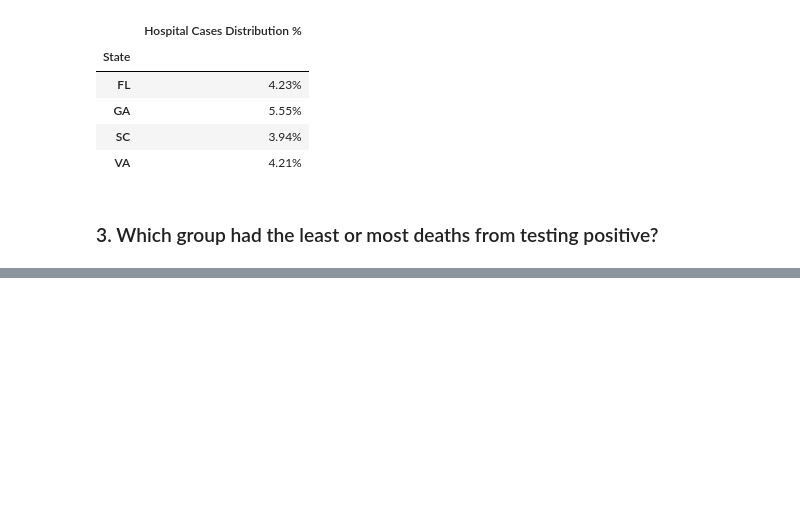
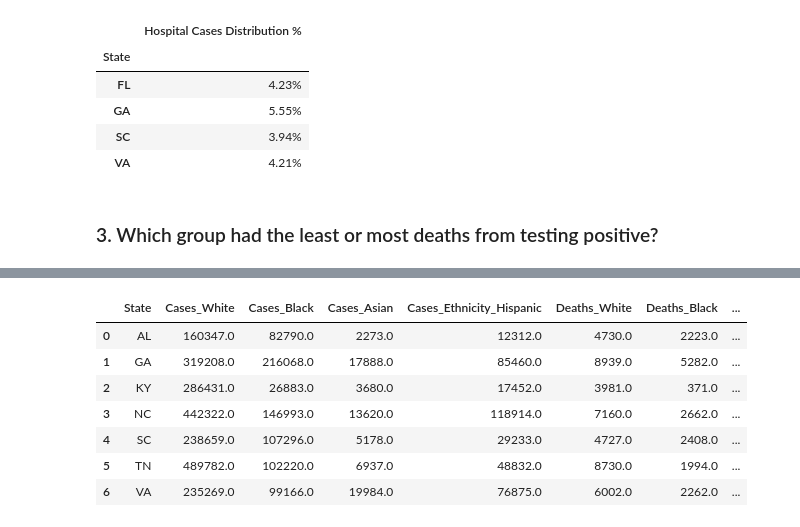
Before and after one commit to burnettaw/CMBKS-Group-5, a Jupyter notebook: covid_analysis_G1-3 - Combined.ipynb, the cells around one changed output, grey strips where cells are left out. Cells and saved outputs as stored; diff of their text form; code cells hidden in the pictures; blank space fills up the shorter version.

```diff
--- a/covid_analysis_G1-3 - Combined.ipynb
+++ b/covid_analysis_G1-3 - Combined.ipynb
@@ -428,0 +545,13 @@ minValuesObj.head(1)
+# %%
+#Merge Dataframes
+covid_merge = pd.merge(covid_case_totals_nbr, covid_death_totals_nbr, on="State", how="inner")
+covid_merge
+# %% [output]
+|  | State | Cases_White | Cases_Black | Cases_Asian | Cases_Ethnicity_Hispanic | Deaths_White | Deaths_Black | ... |
+| 0 | AL | 160347.0 | 82790.0 | 2273.0 | 12312.0 | 4730.0 | 2223.0 | ... |
+| 1 | GA | 319208.0 | 216068.0 | 17888.0 | 85460.0 | 8939.0 | 5282.0 | ... |
+| 2 | KY | 286431.0 | 26883.0 | 3680.0 | 17452.0 | 3981.0 | 371.0 | ... |
+| 3 | NC | 442322.0 | 146993.0 | 13620.0 | 118914.0 | 7160.0 | 2662.0 | ... |
+| 4 | SC | 238659.0 | 107296.0 | 5178.0 | 29233.0 | 4727.0 | 2408.0 | ... |
+| 5 | TN | 489782.0 | 102220.0 | 6937.0 | 48832.0 | 8730.0 | 1994.0 | ... |
+| 6 | VA | 235269.0 | 99166.0 | 19984.0 | 76875.0 | 6002.0 | 2262.0 | ... |
```
Also changed, not shown: parts of 15 cells of this notebook.
